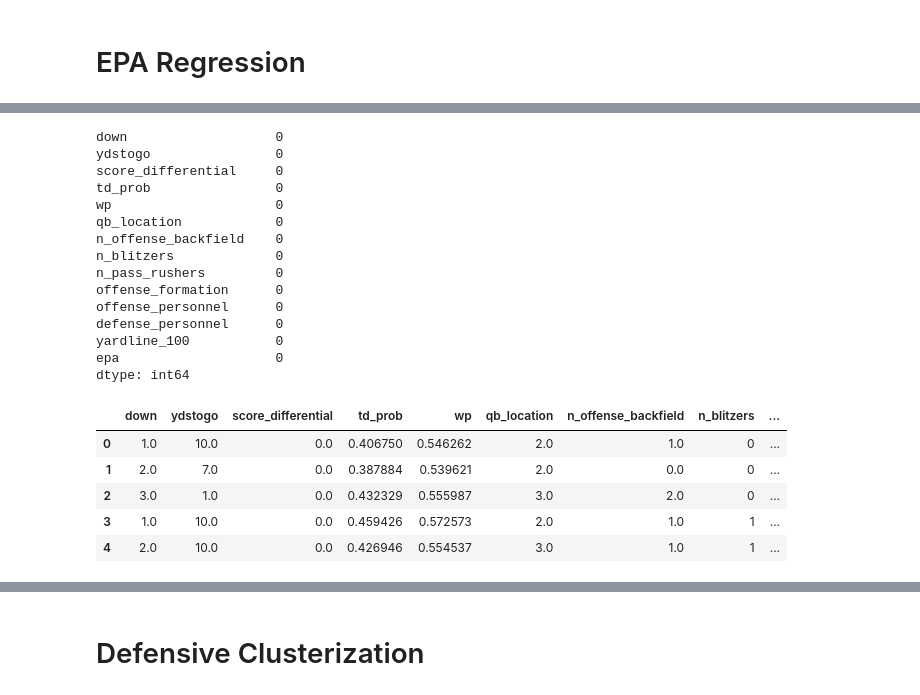
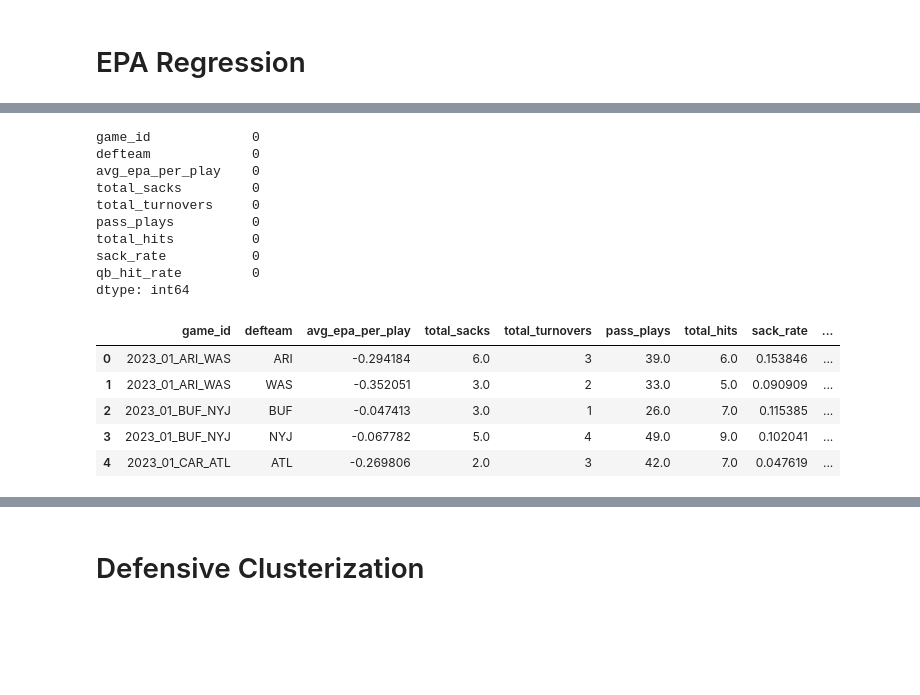
Before and after one commit to VitorTavares-cct/CA1_Machine-Learning, a Jupyter notebook: nfl_preditive_models.ipynb, the cells around one changed output, grey strips where cells are left out. Drawn from its saved outputs; the diff is of its cells as text; code cells hidden in the pictures; blank space fills up the shorter version.

```diff
--- a/nfl_preditive_models.ipynb
+++ b/nfl_preditive_models.ipynb
@@ -535,8 +554,10 @@ epa_df = without_colts_defensive_plays.groupby(
 ).agg(
     avg_epa_per_play = ("epa", "mean"),
     total_sacks = ("sack", "sum"),
-    total_turnovers = ("turnover", "sum")
-    pass_plays = ("qb_dropback", "sum")
+    total_turnovers = ("turnover", "sum"),
+    pass_plays = ("qb_dropback", "sum"),
+    total_hits = ("qb_hit", "sum")
 ).reset_index()
 
-epa_df["sack_rate"] = epa_df["total_sack"] / epa_df["pass_plays"]
+epa_df["sack_rate"] = epa_df["total_sacks"] / epa_df["pass_plays"]
+epa_df["qb_hit_rate"] = epa_df["total_hits"] / epa_df["pass_plays"]
@@ -551,35 +565,30 @@ epa_df["sack_rate"] = epa_df["total_sack"] / epa_df["pass_plays"]
 epa_df = epa_df.dropna()
 epa_df.isnull().sum()
 # %% [output]
-down                   0
-ydstogo                0
-score_differential     0
-td_prob                0
-wp                     0
-qb_location            0
-n_offense_backfield    0
-n_blitzers             0
-n_pass_rushers         0
-offense_formation      0
-offense_personnel      0
-defense_personnel      0
-yardline_100           0
-epa                    0
+game_id             0
+defteam             0
+avg_epa_per_play    0
+total_sacks         0
+total_turnovers     0
+pass_plays          0
+total_hits          0
+sack_rate           0
+qb_hit_rate         0
 dtype: int64
 # %%
-ordinal_cols = ["offense_formation",
-                "offense_personnel","defense_personnel",
-                "qb_location"]
+# ordinal_cols = ["offense_formation",
+#                 "offense_personnel","defense_personnel",
+#                 "qb_location"]
 
 
-ordinal_encoder(epa_df, ordinal_cols)
+# ordinal_encoder(epa_df, ordinal_cols)
 
 epa_df.head()
 # %% [output]
-|  | down | ydstogo | score_differential | td_prob | wp | qb_location | n_offense_backfield | n_blitzers | ... |
-| 0 | 1.0 | 10.0 | 0.0 | 0.406750 | 0.546262 | 2.0 | 1.0 | 0 | ... |
-| 1 | 2.0 | 7.0 | 0.0 | 0.387884 | 0.539621 | 2.0 | 0.0 | 0 | ... |
-| 2 | 3.0 | 1.0 | 0.0 | 0.432329 | 0.555987 | 3.0 | 2.0 | 0 | ... |
-| 3 | 1.0 | 10.0 | 0.0 | 0.459426 | 0.572573 | 2.0 | 1.0 | 1 | ... |
-| 4 | 2.0 | 10.0 | 0.0 | 0.426946 | 0.554537 | 3.0 | 1.0 | 1 | ... |
+|  | game_id | defteam | avg_epa_per_play | total_sacks | total_turnovers | pass_plays | total_hits | sack_rate | ... |
+| 0 | 2023_01_ARI_WAS | ARI | -0.294184 | 6.0 | 3 | 39.0 | 6.0 | 0.153846 | ... |
+| 1 | 2023_01_ARI_WAS | WAS | -0.352051 | 3.0 | 2 | 33.0 | 5.0 | 0.090909 | ... |
+| 2 | 2023_01_BUF_NYJ | BUF | -0.047413 | 3.0 | 1 | 26.0 | 7.0 | 0.115385 | ... |
+| 3 | 2023_01_BUF_NYJ | NYJ | -0.067782 | 5.0 | 4 | 49.0 | 9.0 | 0.102041 | ... |
+| 4 | 2023_01_CAR_ATL | ATL | -0.269806 | 2.0 | 3 | 42.0 | 7.0 | 0.047619 | ... |
 # %%
```
Also changed, not shown: parts of 10 cells of this notebook.
